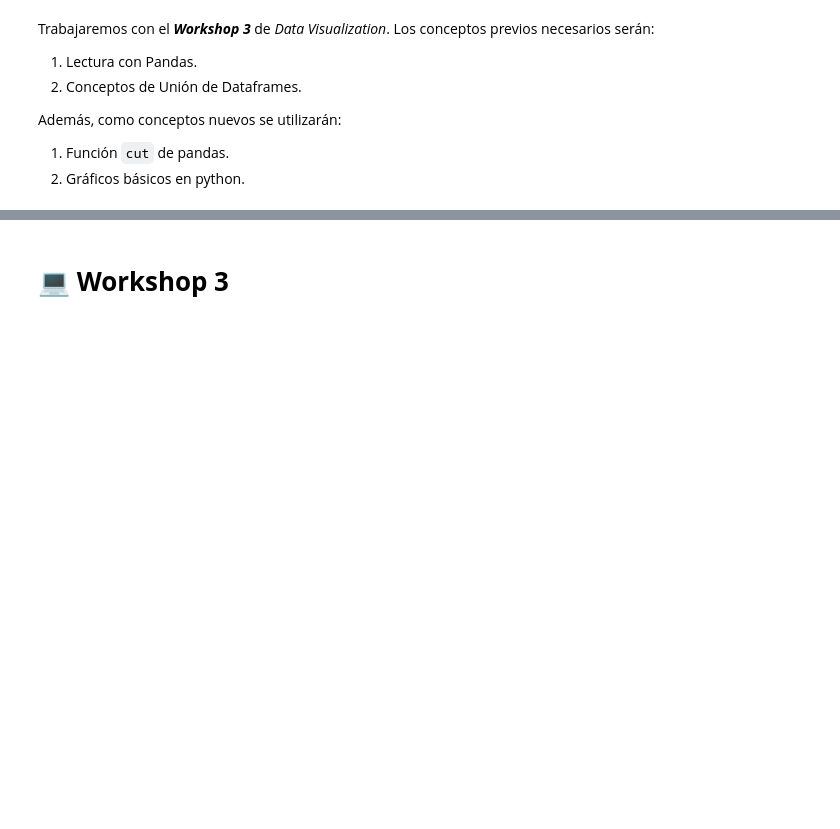
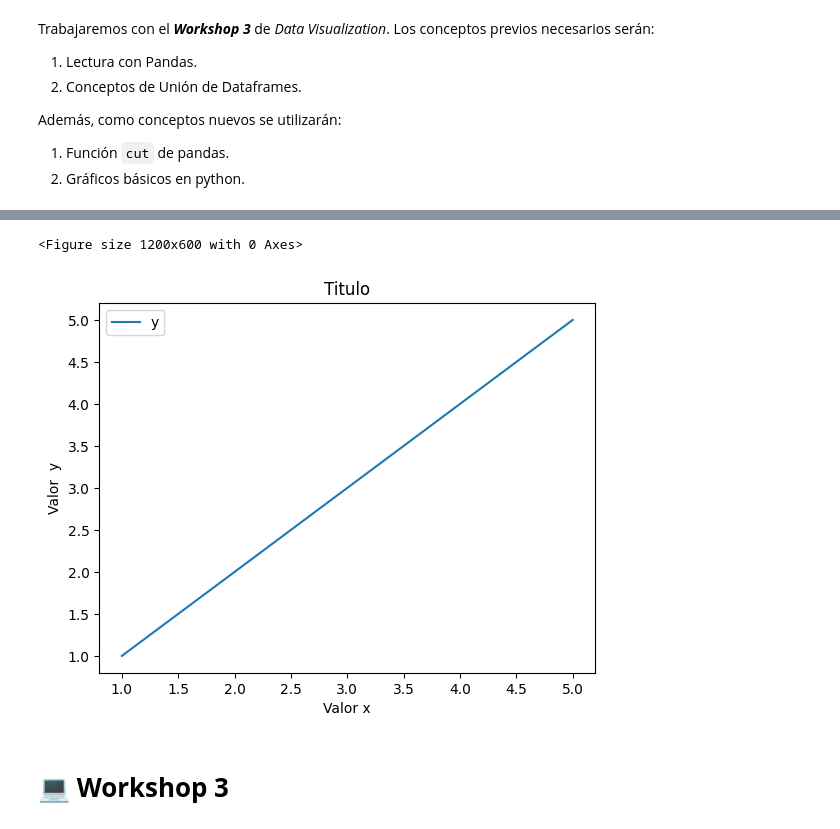
Before and after one commit to GabrielBurgosS/Data-Visualization-2025, a Jupyter notebook: Ayudantía 4 - Visualización.ipynb, the cells around one changed output, grey strips where cells are left out. Saved outputs shown, nothing was run; the diff lists cells and outputs as text; code cells hidden in the pictures; blank space fills up the shorter version.

```diff
--- a/Ayudantía 4 - Visualización.ipynb
+++ b/Ayudantía 4 - Visualización.ipynb
@@ -22,3 +73,21 @@ Además, como conceptos nuevos se utilizarán:
+# %%
+import seaborn as sns
+
+# SEABORN
+# Inicio de figura
+plt.figure(figsize=(12,6))
+
+# Gráfico
+df_ej.plot(kind='line', x='x', y='y')
+plt.title('Titulo')
+plt.xlabel('Valor x')
+plt.ylabel('Valor  y')
+
+# Mostrar
+plt.show()
+# %% [output]
+<Figure size 1200x600 with 0 Axes>
+[figure, added]
 # %% [markdown]
 # 💻 __Workshop 3__
 # %% [markdown]
```
Also changed, not shown: parts of 8 cells of this notebook.
